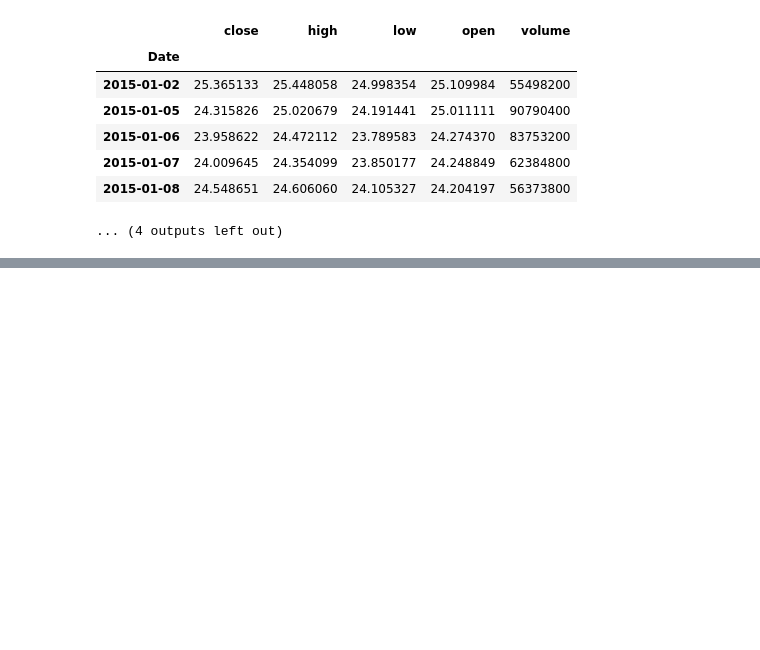
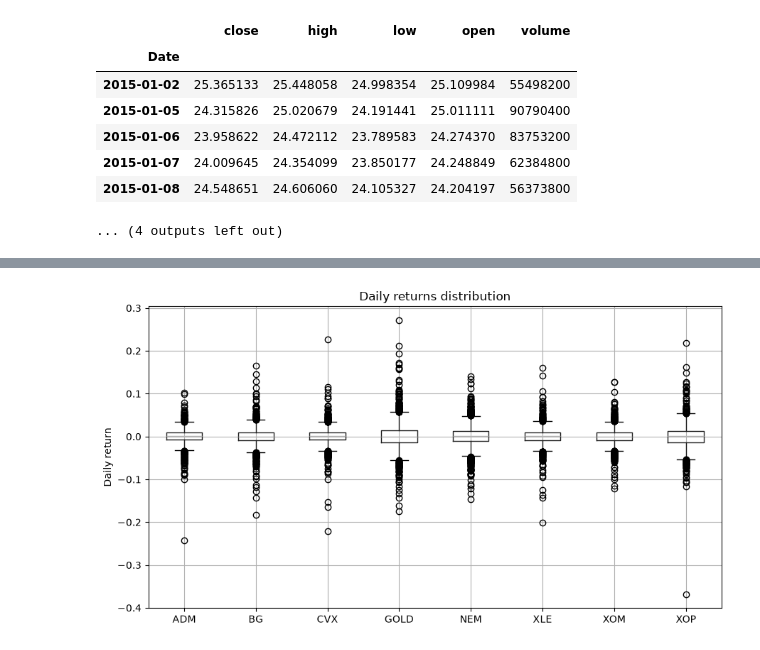
Before and after one commit to LauraKaczmarzyk/quant-research, a Jupyter notebook: preprocessing/data_overview.ipynb, the cells around one changed output, grey strips where cells are left out. Drawn from its saved outputs; the diff is of its cells as text; code cells hidden in the pictures; blank space fills up the shorter version.

```diff
--- a/preprocessing/data_overview.ipynb
+++ b/preprocessing/data_overview.ipynb
@@ -324,0 +360,10 @@ head():
+# %%
+# 3. Daily returns distribution per security - sanity check for outliers / data errors and relative volatility
+daily_returns = close.pct_change().dropna()
+fig, ax = plt.subplots(figsize=(9, 5))
+daily_returns.boxplot(ax=ax)
+ax.set_title("Daily returns distribution")
+ax.set_ylabel("Daily return")
+fig.tight_layout()
+# %% [output]
+[figure, added]
```
Also changed, not shown: parts of 4 cells of this notebook.
